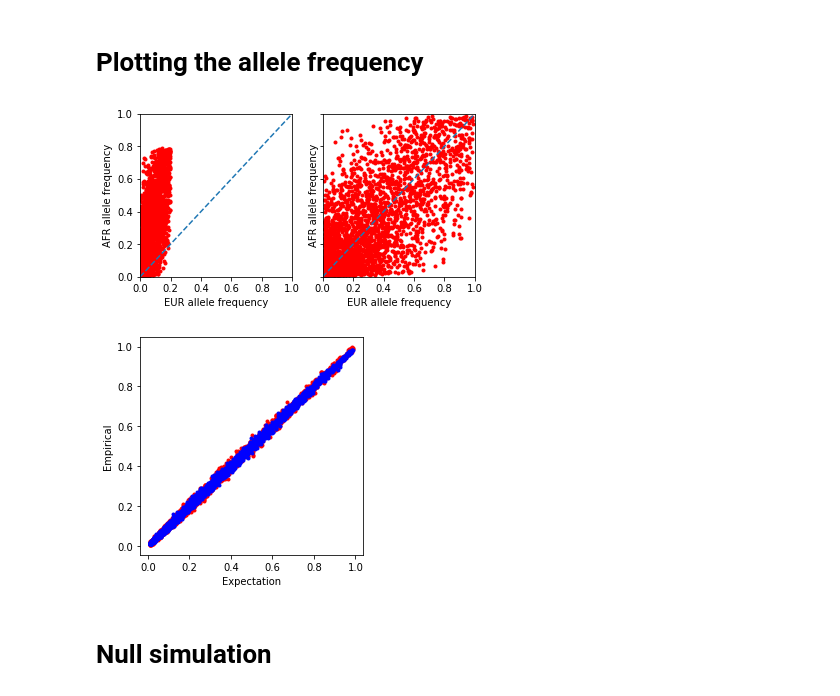
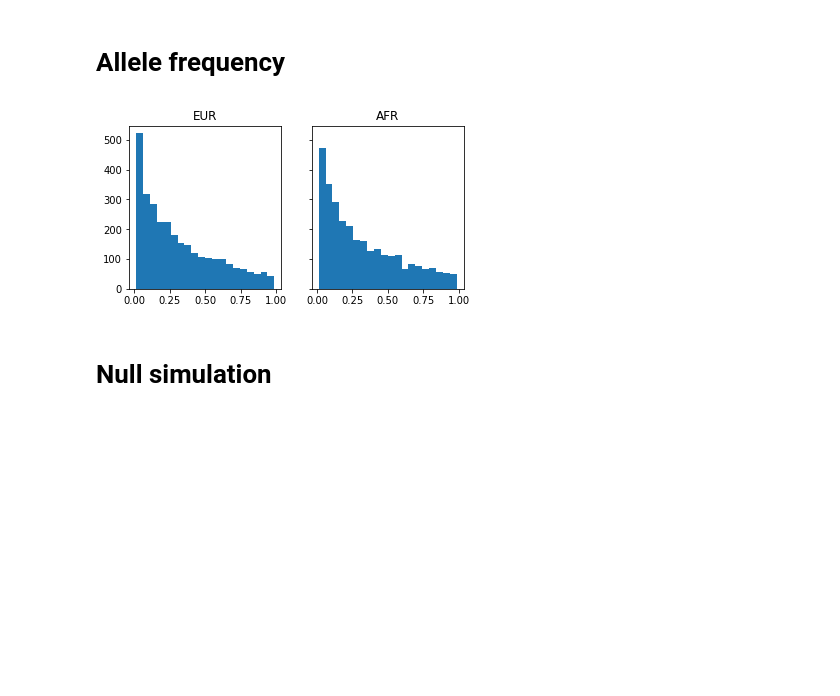
Before and after one commit to bogdanlab/tractor-response, a Jupyter notebook: power.ipynb, the cells around one changed output. Cells and saved outputs as stored; diff of their text form; code cells hidden in the pictures; blank space fills up the shorter version.

Commit message:
update main figure

```diff
--- a/power.ipynb
+++ b/power.ipynb
@@ -31,30 +31,16 @@ anc = anc.reshape(n_indiv, n_snp * 2)
 phgeno = phgeno.reshape((n_indiv, n_snp * 2))
 geno = admix.convert_anc_count(anc=anc, phgeno=phgeno)
 # %% [markdown]
-# Plotting the allele frequency
+# Allele frequency
-# %%
-fig, axs = plt.subplots(figsize=(6, 3), ncols=2, sharex=True, sharey=True)
-allele_freq = geno.mean(axis=0) / 2
-eur_allele_freq = allele_freq[0 : n_snp]
-afr_allele_freq = allele_freq[n_snp : (2 * n_snp)]
-axs[0].plot(eur_allele_freq, afr_allele_freq , 'r.')
-axs[1].plot(legend.EUR.values, legend.AFR.values, 'r.')
-
-for ax_i in range(2):
-    axs[ax_i].plot([0, 1], [0,1], '--')
-    axs[ax_i].set_xlim(0, 1)
-    axs[ax_i].set_ylim(0, 1)
-    axs[ax_i].set_xlabel("EUR allele frequency")
-    axs[ax_i].set_ylabel("AFR allele frequency")
-plt.figure(figsize=(4, 4))
-plt.plot(legend.EUR.values, eur_allele_freq / 0.2, 'r.')
-plt.plot(legend.AFR.values, afr_allele_freq / 0.8, 'b.')
-plt.xlabel("Expectation")
-plt.ylabel("Empirical")
-plt.show()
-# %% [output]
-[figure, removed]
-[figure, removed]
+# %%
+fig, axs = plt.subplots(figsize=(6, 3), ncols=2, sharex=True, sharey=True)
+axs[0].hist(legend.EUR.values, bins=20)
+axs[0].set_title("EUR")
+axs[1].hist(legend.AFR.values, bins=20)
+axs[1].set_title("AFR")
+plt.show()
+# %% [output]
+[figure, added]
 # %%
 control_ratio_list = [1.0, 2.5]
 odds_ratio_list = [1.0, 1.15, 1.2, 1.25]
```
Also changed, not shown: parts of 9 cells of this notebook.
